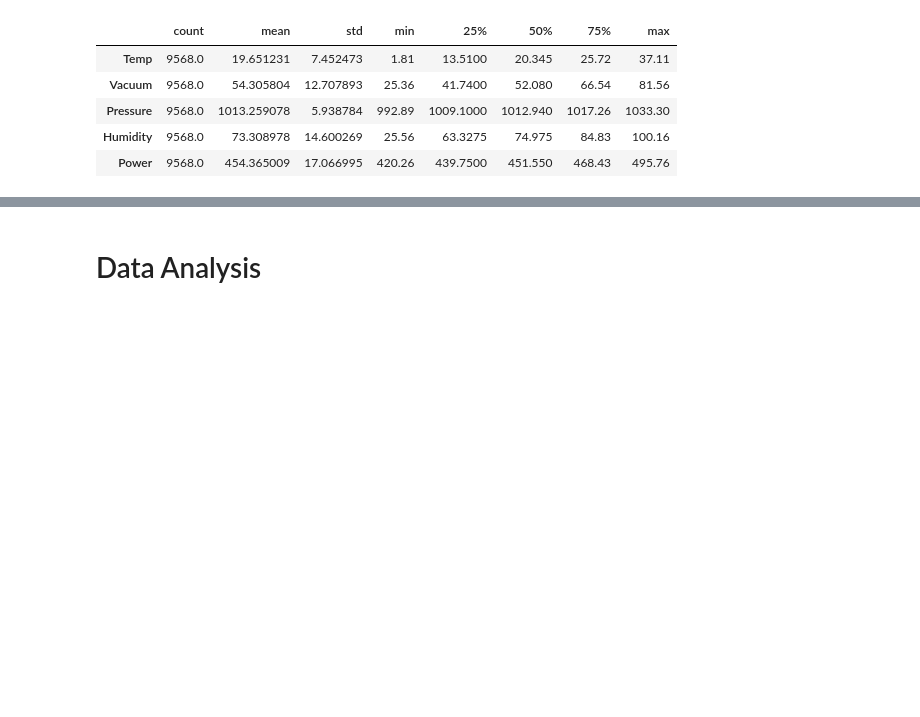
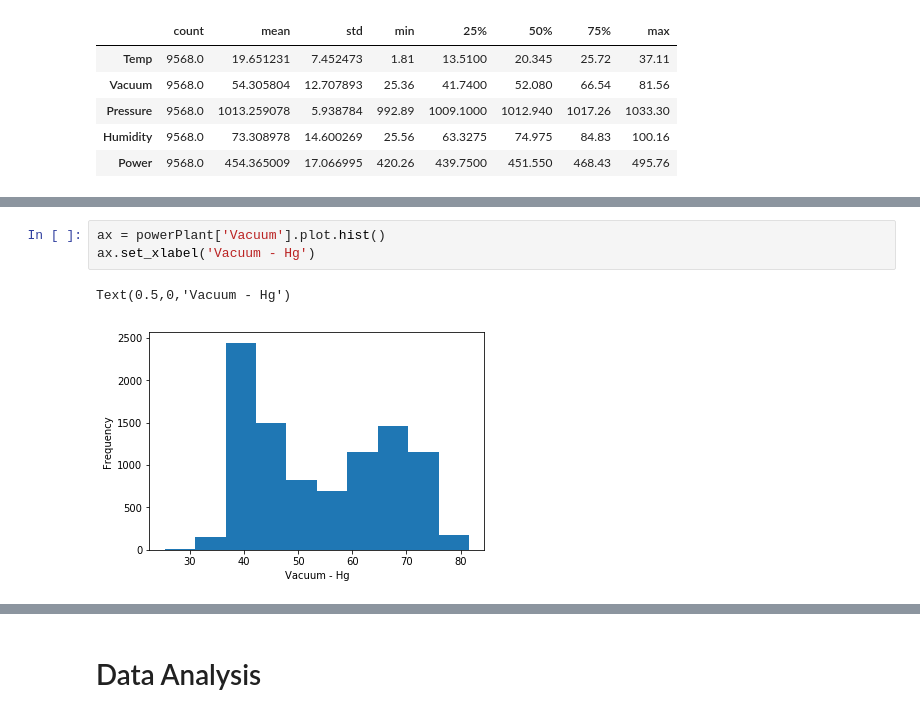
Before and after one commit to toantranct94/dtmn, a Jupyter notebook: baitap.ipynb, the cells around one changed output, grey strips where cells are left out. Drawn from its saved outputs; the diff is of its cells as text; blank space fills up the shorter version.

```diff
--- a/baitap.ipynb
+++ b/baitap.ipynb
@@ -33,0 +38,6 @@ powerPlant.describe().T
+# %%
+ax = powerPlant['Vacuum'].plot.hist()
+ax.set_xlabel('Vacuum - Hg')
+# %% [output]
+Text(0.5,0,'Vacuum - Hg')
+[figure, added]
```
Also changed, not shown: parts of 12 cells of this notebook.
